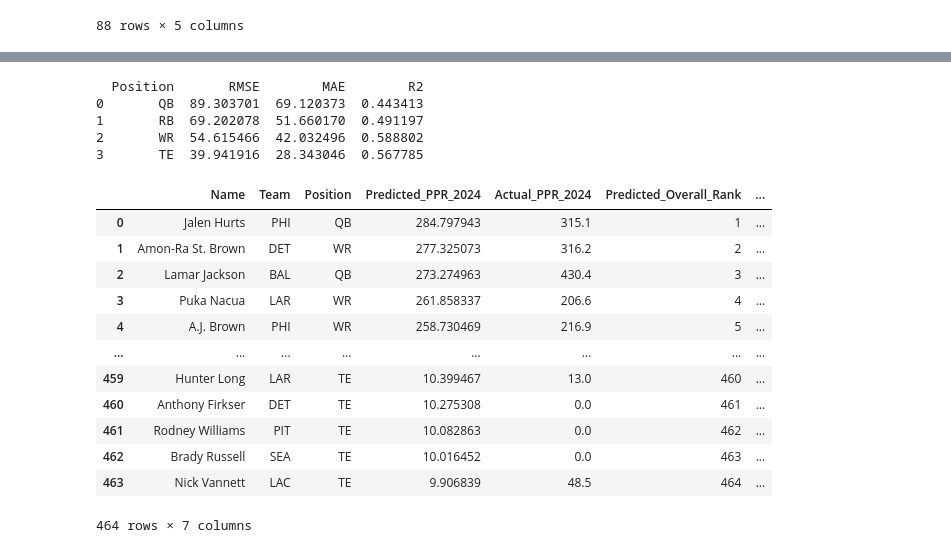
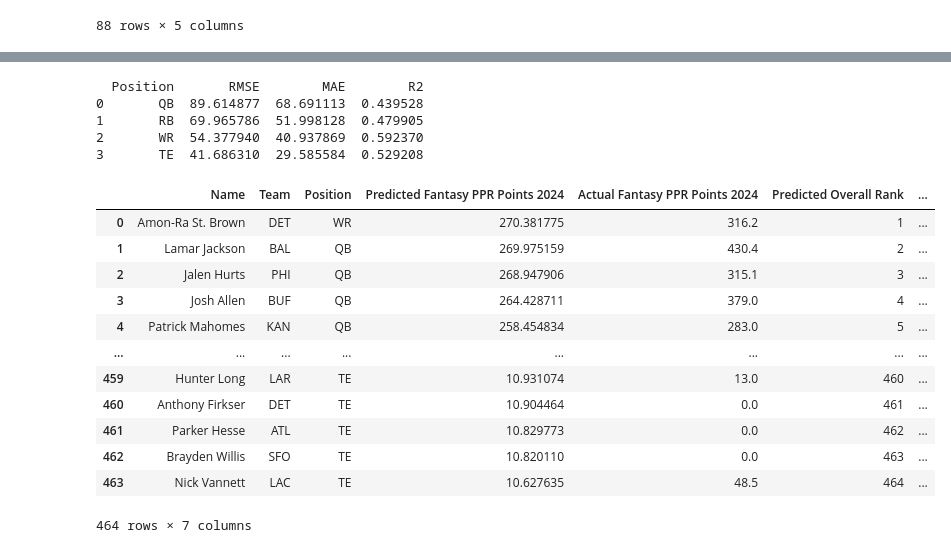
Before and after one commit to TrevBunch/DS-340W-Project, a Jupyter notebook: ModelCode.ipynb, the cells around one changed output, grey strips where cells are left out. Cells and saved outputs as stored; diff of their text form; code cells hidden in the pictures.

```diff
--- a/ModelCode.ipynb
+++ b/ModelCode.ipynb
@@ -490,9 +489,9 @@ def overall_prediction_table(*position_tables):
 
     return combined_table
 # %%
-QB_2024_pred = predict_2024(QB_best_model, QB_best_features, QB_data, QB_y, QB_data_2024)
-QB_metrics_table = pd.DataFrame([metric_table('QB', QB_data_2024, QB_2024_pred)])
-QB_2024_table = position_prediciton_table("QB", QB_data_2024, QB_2024_pred)
+QB_2024_pred = predict_2024(QB_best_model, QB_best_features, QB_data_2024)
+QB_metrics_table = pd.DataFrame([metric_table('QB', QB_data_2024, QB_2024_pred, fantasy_data_2024, "Fantasy_PPR_NextYear")])
+QB_2024_table = position_prediciton_table("QB", QB_data_2024, QB_2024_pred, fantasy_data_2024, "Name", "Team", "Position", "Fantasy_PPR_NextYear")
 
 print(QB_metrics_table)
 QB_2024_table
@@ -514,8 +513,8 @@ QB_2024_table
 64 rows × 7 columns
 # %%
-RB_2024_pred = predict_2024(RB_best_model, RB_best_features, RB_data, RB_y, RB_data_2024)
-RB_metrics_table = pd.DataFrame([metric_table('RB', RB_data_2024, RB_2024_pred)])
-RB_2024_table = position_prediciton_table("RB", RB_data_2024, RB_2024_pred)
+RB_2024_pred = predict_2024(RB_best_model, RB_best_features, RB_data_2024)
+RB_metrics_table = pd.DataFrame([metric_table('RB', RB_data_2024, RB_2024_pred, fantasy_data_2024, "Fantasy_PPR_NextYear")])
+RB_2024_table = position_prediciton_table("RB", RB_data_2024, RB_2024_pred, fantasy_data_2024, "Name", "Team", "Position", "Fantasy_PPR_NextYear")
 
 print(RB_metrics_table)
 RB_2024_table
@@ -537,8 +536,8 @@ RB_2024_table
 105 rows × 7 columns
 # %%
-WR_2024_pred = predict_2024(WR_best_model, WR_best_features, WR_data, WR_y, WR_data_2024)
-WR_metrics_table = pd.DataFrame([metric_table('WR', WR_data_2024, WR_2024_pred)])
-WR_2024_table = position_prediciton_table("WR", WR_data_2024, WR_2024_pred)
+WR_2024_pred = predict_2024(WR_best_model, WR_best_features, WR_data_2024)
+WR_metrics_table = pd.DataFrame([metric_table('WR', WR_data_2024, WR_2024_pred, fantasy_data_2024, "Fantasy_PPR_NextYear")])
+WR_2024_table = position_prediciton_table("WR", WR_data_2024, WR_2024_pred, fantasy_data_2024, "Name", "Team", "Position", "Fantasy_PPR_NextYear")
 
 print(WR_metrics_table)
 WR_2024_table
@@ -560,8 +559,8 @@ WR_2024_table
 184 rows × 7 columns
 # %%
-TE_2024_pred = predict_2024(TE_best_model, TE_best_features, TE_data, TE_y, TE_data_2024)
-TE_metrics_table = pd.DataFrame([metric_table('TE', TE_data_2024, TE_2024_pred)])
-TE_2024_table = position_prediciton_table("TE", TE_data_2024, TE_2024_pred)
+TE_2024_pred = predict_2024(TE_best_model, TE_best_features, TE_data_2024)
+TE_metrics_table = pd.DataFrame([metric_table('TE', TE_data_2024, TE_2024_pred, fantasy_data_2024, "Fantasy_PPR_NextYear")])
+TE_2024_table = position_prediciton_table("TE", TE_data_2024, TE_2024_pred, fantasy_data_2024, "Name", "Team", "Position", "Fantasy_PPR_NextYear")
 
 print(TE_metrics_table)
 TE_2024_table
@@ -583,26 +582,26 @@ TE_2024_table
 111 rows × 7 columns
 # %%
-All_metrics_table = pd.concat([QB_metrics_table, RB_metrics_table, WR_metrics_table, TE_metrics_table], ignore_index = True)
-print(All_metrics_table)
+combined_metrics_table = pd.concat([QB_metrics_table, RB_metrics_table, WR_metrics_table, TE_metrics_table], ignore_index = True)
+print(combined_metrics_table)
 
-All_results_2024 = overall_prediction_table(QB_2024_table, RB_2024_table, WR_2024_table, TE_2024_table)
-All_results_2024
+combined_results_2024 = overall_prediction_table(QB_2024_table, RB_2024_table, WR_2024_table, TE_2024_table)
+combined_results_2024
 # %% [output]
   Position       RMSE        MAE        R2
-0       QB  89.303701  69.120373  0.443413
-1       RB  69.202078  51.660170  0.491197
-2       WR  54.615466  42.032496  0.588802
-3       TE  39.941916  28.343046  0.567785
+0       QB  89.614877  68.691113  0.439528
+1       RB  69.965786  51.998128  0.479905
+2       WR  54.377940  40.937869  0.592370
+3       TE  41.686310  29.585584  0.529208
-|  | Name | Team | Position | Predicted_PPR_2024 | Actual_PPR_2024 | Predicted_Overall_Rank | ... |
-| 0 | Jalen Hurts | PHI | QB | 284.797943 | 315.1 | 1 | ... |
-| 1 | Amon-Ra St. Brown | DET | WR | 277.325073 | 316.2 | 2 | ... |
-| 2 | Lamar Jackson | BAL | QB | 273.274963 | 430.4 | 3 | ... |
-| 3 | Puka Nacua | LAR | WR | 261.858337 | 206.6 | 4 | ... |
-| 4 | A.J. Brown | PHI | WR | 258.730469 | 216.9 | 5 | ... |
+|  | Name | Team | Position | Predicted Fantasy PPR Points 2024 | Actual Fantasy PPR Points 2024 | Predicted Overall Rank | ... |
+| 0 | Amon-Ra St. Brown | DET | WR | 270.381775 | 316.2 | 1 | ... |
+| 1 | Lamar Jackson | BAL | QB | 269.975159 | 430.4 | 2 | ... |
+| 2 | Jalen Hurts | PHI | QB | 268.947906 | 315.1 | 3 | ... |
+| 3 | Josh Allen | BUF | QB | 264.428711 | 379.0 | 4 | ... |
+| 4 | Patrick Mahomes | KAN | QB | 258.454834 | 283.0 | 5 | ... |
 | ... | ... | ... | ... | ... | ... | ... | ... |
-| 459 | Hunter Long | LAR | TE | 10.399467 | 13.0 | 460 | ... |
-| 460 | Anthony Firkser | DET | TE | 10.275308 | 0.0 | 461 | ... |
-| 461 | Rodney Williams | PIT | TE | 10.082863 | 0.0 | 462 | ... |
-| 462 | Brady Russell | SEA | TE | 10.016452 | 0.0 | 463 | ... |
-| 463 | Nick Vannett | LAC | TE | 9.906839 | 48.5 | 464 | ... |
+| 459 | Hunter Long | LAR | TE | 10.931074 | 13.0 | 460 | ... |
+| 460 | Anthony Firkser | DET | TE | 10.904464 | 0.0 | 461 | ... |
+| 461 | Parker Hesse | ATL | TE | 10.829773 | 0.0 | 462 | ... |
+| 462 | Brayden Willis | SFO | TE | 10.820110 | 0.0 | 463 | ... |
+| 463 | Nick Vannett | LAC | TE | 10.627635 | 48.5 | 464 | ... |
 464 rows × 7 columns
```
Also changed, not shown: parts of 21 cells of this notebook.
